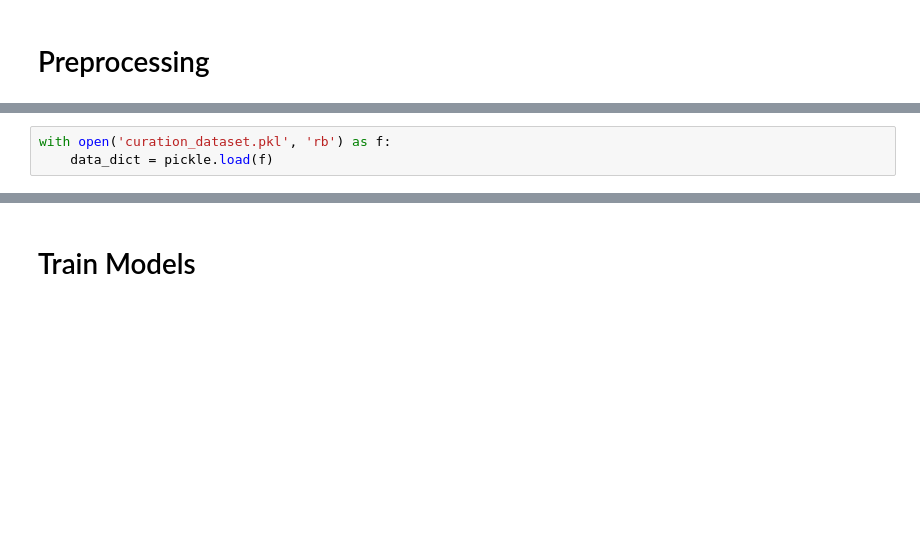
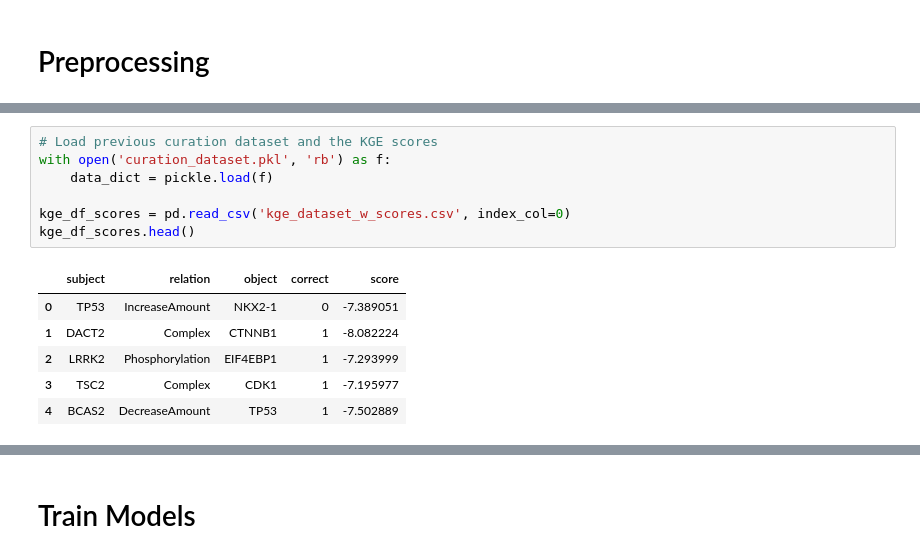
Before and after one commit to sorgerlab/indra_assembly_paper, a Jupyter notebook: Belief Prediction.ipynb, the cells around one changed output, grey strips where cells are left out. Saved outputs shown, nothing was run; the diff lists cells and outputs as text; blank space fills up the shorter version.

```diff
--- a/Belief Prediction.ipynb
+++ b/Belief Prediction.ipynb
@@ -24,3 +45,14 @@ from sklearn import metrics
 # %%
+# Load previous curation dataset and the KGE scores
 with open('curation_dataset.pkl', 'rb') as f:
     data_dict = pickle.load(f)
+
+kge_df_scores = pd.read_csv('kge_dataset_w_scores.csv', index_col=0)
+kge_df_scores.head()
+# %% [output]
+|  | subject | relation | object | correct | score |
+| 0 | TP53 | IncreaseAmount | NKX2-1 | 0 | -7.389051 |
+| 1 | DACT2 | Complex | CTNNB1 | 1 | -8.082224 |
+| 2 | LRRK2 | Phosphorylation | EIF4EBP1 | 1 | -7.293999 |
+| 3 | TSC2 | Complex | CDK1 | 1 | -7.195977 |
+| 4 | BCAS2 | DecreaseAmount | TP53 | 1 | -7.502889 |
```
Also changed, not shown: parts of 19 cells of this notebook.
